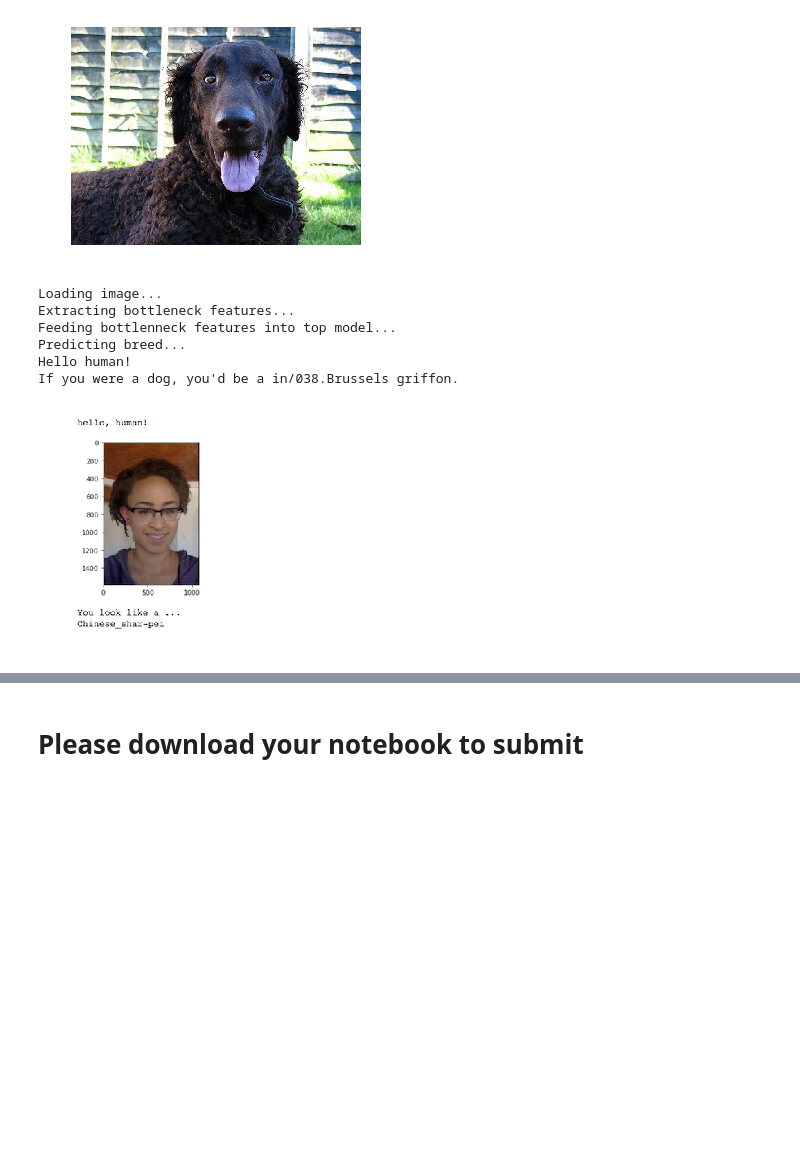
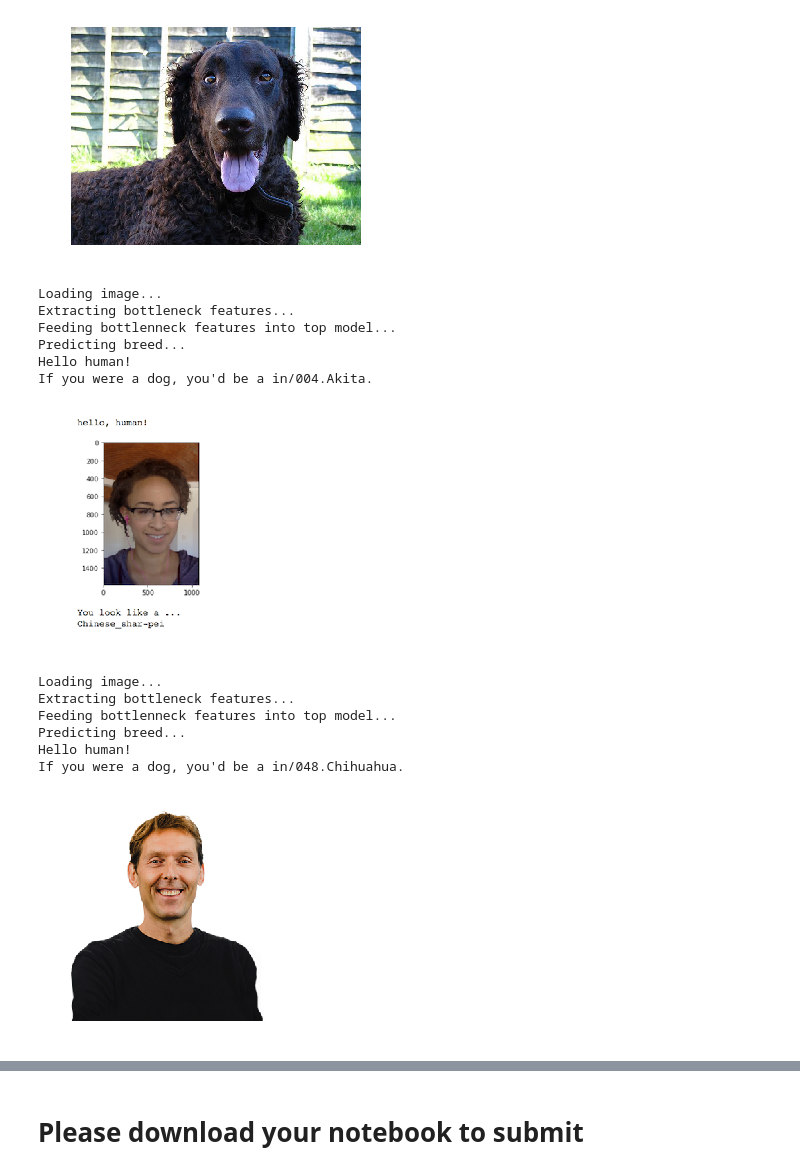
Before and after one commit to abhayalekal74/dog-breed-classifier, a Jupyter notebook: dog_app.ipynb, the cells around one changed output, grey strips where cells are left out. Cells and saved outputs as stored; diff of their text form; code cells hidden in the pictures; blank space fills up the shorter version.

```diff
--- a/dog_app.ipynb
+++ b/dog_app.ipynb
@@ -294,7 +295,7 @@ __Question 3:__ Use the code cell below to test the performance of your `dog_det
 __Answer:__
 # %%
 ### TODO: Test the performance of the dog_detector function
-human_count = 0
+dog_count = 0
 for img in human_files_short:
     isDog = dog_detector(img)
     if isDog:
@@ -875,5 +888,25 @@ Extracting bottleneck features...
 Feeding bottlenneck features into top model...
 Predicting breed...
 Hello human!
-If you were a dog, you'd be a in/038.Brussels griffon.
+If you were a dog, you'd be a in/004.Akita.
 [figure]
+# %%
+import requests
+def download_image(url):
+    f = url[url.rfind("/") + 1:]
+    r = requests.get(url, stream=True)
+    if r.status_code == 200:
+        with open(f, 'wb') as img:
+            for chunk in r:
+                img.write(chunk)
+        make_prediction(f)
+# %%
+download_image("https://www.runscope.com/static/img/public/customer-portrait-human-api.png")
+# %% [output]
+Loading image...
+Extracting bottleneck features...
+Feeding bottlenneck features into top model...
+Predicting breed...
+Hello human!
+If you were a dog, you'd be a in/048.Chihuahua.
+[figure, added]
```
Also changed, not shown: parts of 17 cells of this notebook, 1 other file.
